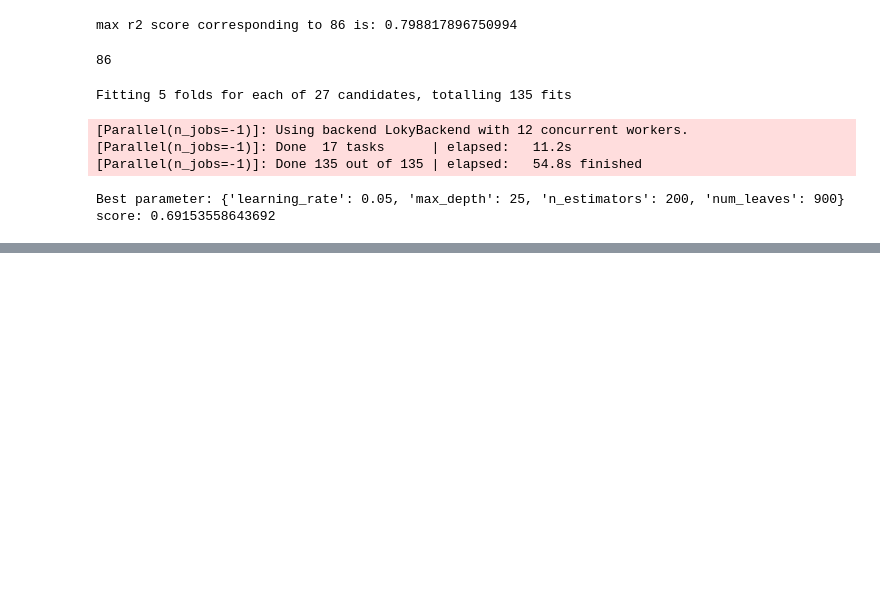
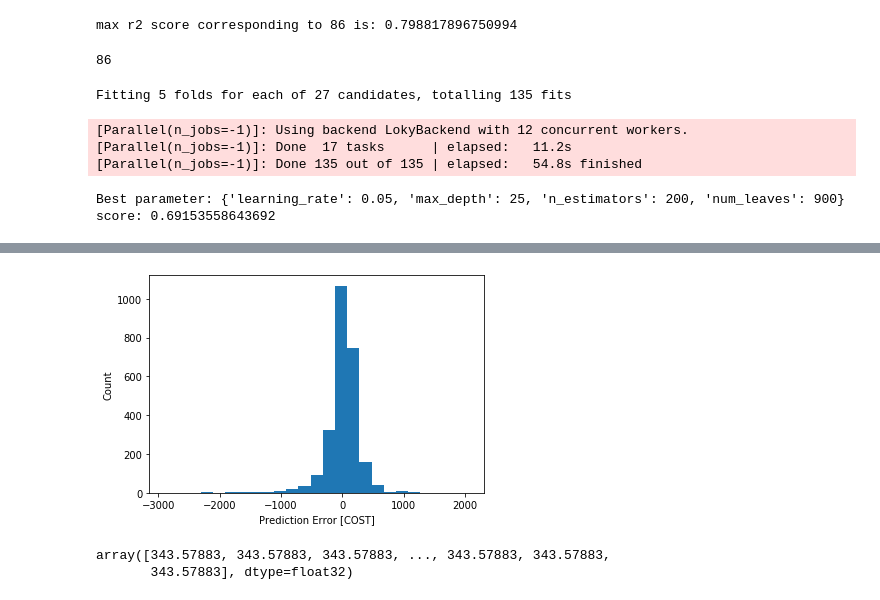
Before and after one commit to Devanshu-Suri/Evaluation-Projects, a Jupyter notebook: Project19_Restaurant_Food_Cost.ipynb, the cells around one changed output, grey strips where cells are left out. Cells and saved outputs as stored; diff of their text form; code cells hidden in the pictures; blank space fills up the shorter version.

```diff
--- a/Project19_Restaurant_Food_Cost.ipynb
+++ b/Project19_Restaurant_Food_Cost.ipynb
@@ -1386,0 +1454,15 @@ max_random_score(lgbr)
+# %%
+#lets visualize the error
+error = y_predxg - y_test
+plt.hist(error, bins = 25)
+plt.xlabel("Prediction Error [COST]")
+_ = plt.ylabel("Count")
+# %% [output]
+[figure, added]
+# %%
+#lets predict our test set (df_test)
+price_pred=xgb.predict(df_test)
+price_pred
+# %% [output]
+array([343.57883, 343.57883, 343.57883, ..., 343.57883, 343.57883,
+       343.57883], dtype=float32)
```
Also changed, not shown: parts of 30 cells of this notebook, 2 other files.
